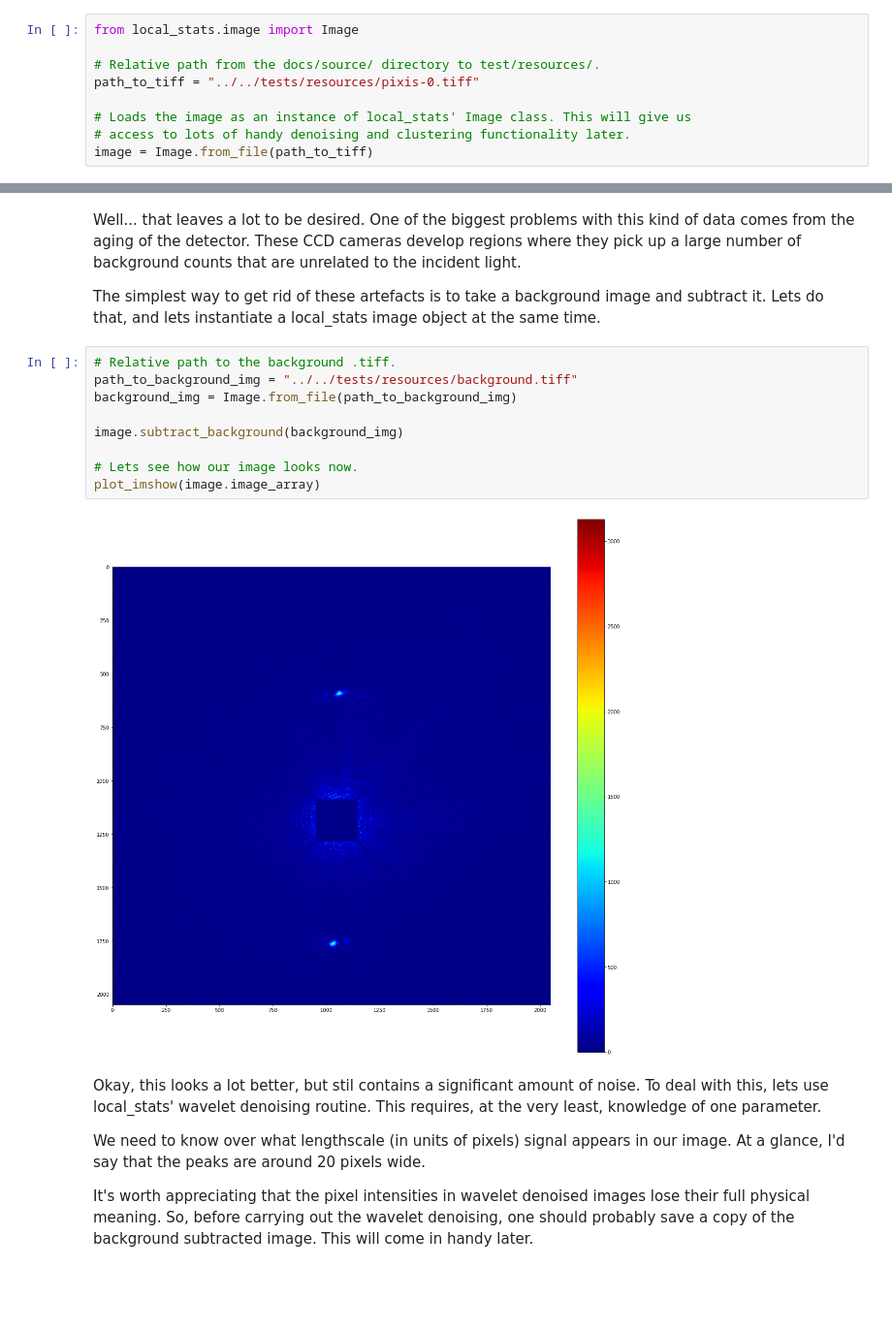
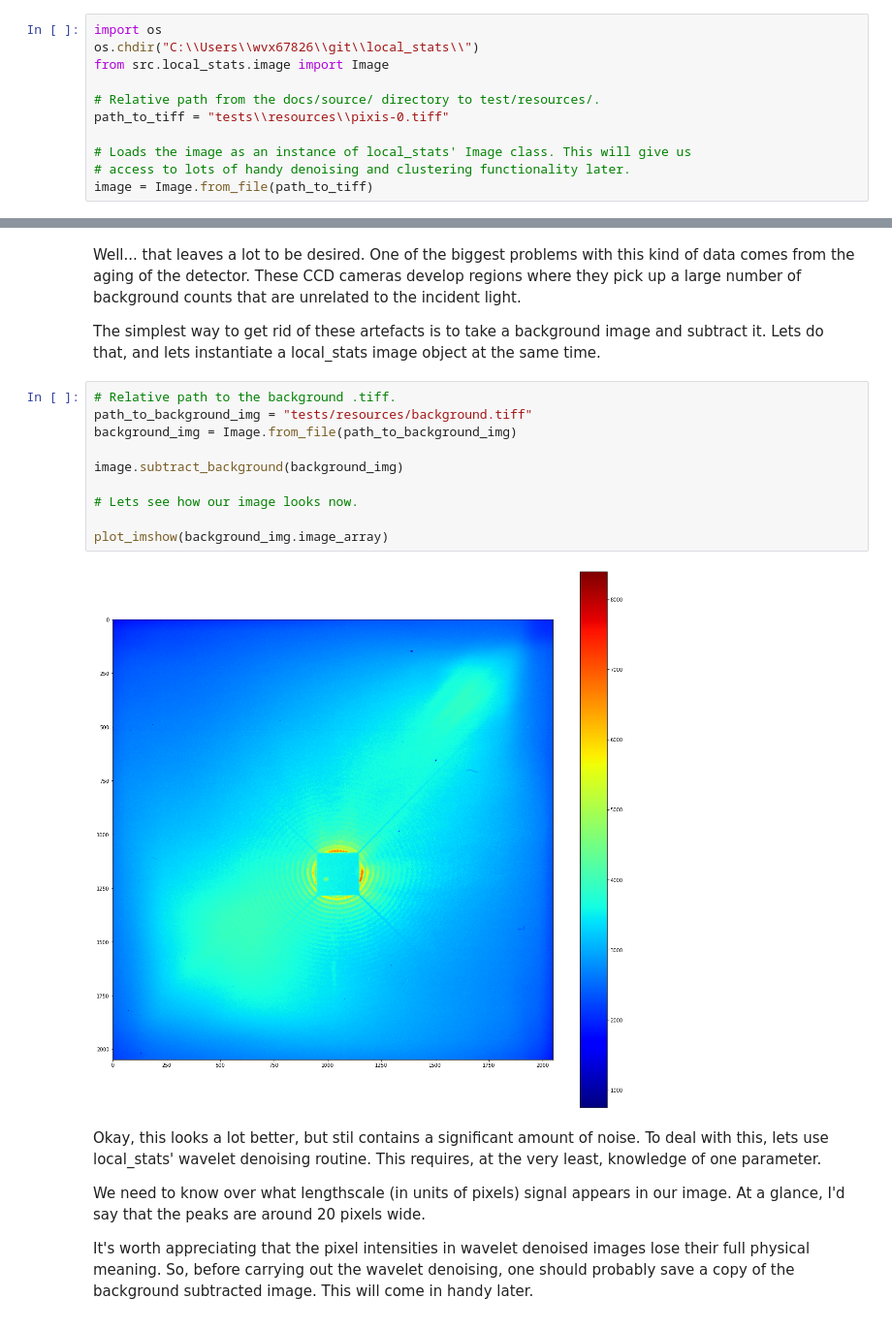
Before and after one commit to RBrearton/local_stats, a Jupyter notebook: docs/source/example_clustering.ipynb, the cells around one changed output, grey strips where cells are left out. Shown at 97% size. Drawn from its saved outputs; the diff is of its cells as text; blank space fills up the shorter version.

```diff
--- a/docs/source/example_clustering.ipynb
+++ b/docs/source/example_clustering.ipynb
@@ -6,10 +6,12 @@ image. To start, we want to load an image. We'll use local_stats' Image class'
 from_file method to load the image. The image we'll load ships with local_stats'
 test suite, and is stored in the local_stats/tests/resources/ directory.
 # %%
-from local_stats.image import Image
+import os
+os.chdir("C:\\Users\\wvx67826\\git\\local_stats\\")
+from src.local_stats.image import Image
 
 # Relative path from the docs/source/ directory to test/resources/.
-path_to_tiff = "../../tests/resources/pixis-0.tiff"
+path_to_tiff = "tests\\resources\\pixis-0.tiff"
 
 # Loads the image as an instance of local_stats' Image class. This will give us
 # access to lots of handy denoising and clustering functionality later.
@@ -59,15 +61,16 @@ subtract it. Lets do that, and lets instantiate a local_stats image object at
 the same time.
 # %%
 # Relative path to the background .tiff.
-path_to_background_img = "../../tests/resources/background.tiff"
+path_to_background_img = "tests/resources/background.tiff"
 background_img = Image.from_file(path_to_background_img)
 
 image.subtract_background(background_img)
 
 # Lets see how our image looks now.
-plot_imshow(image.image_array)
+
+plot_imshow(background_img.image_array)
 # %% [output]
-[figure, old version]
+[figure, new version]
 # %% [markdown]
 Okay, this looks a lot better, but stil contains a significant amount of noise.
 To deal with this, lets use local_stats' wavelet denoising routine. This
```
Also changed, not shown: parts of 3 cells of this notebook, 1 other file.
